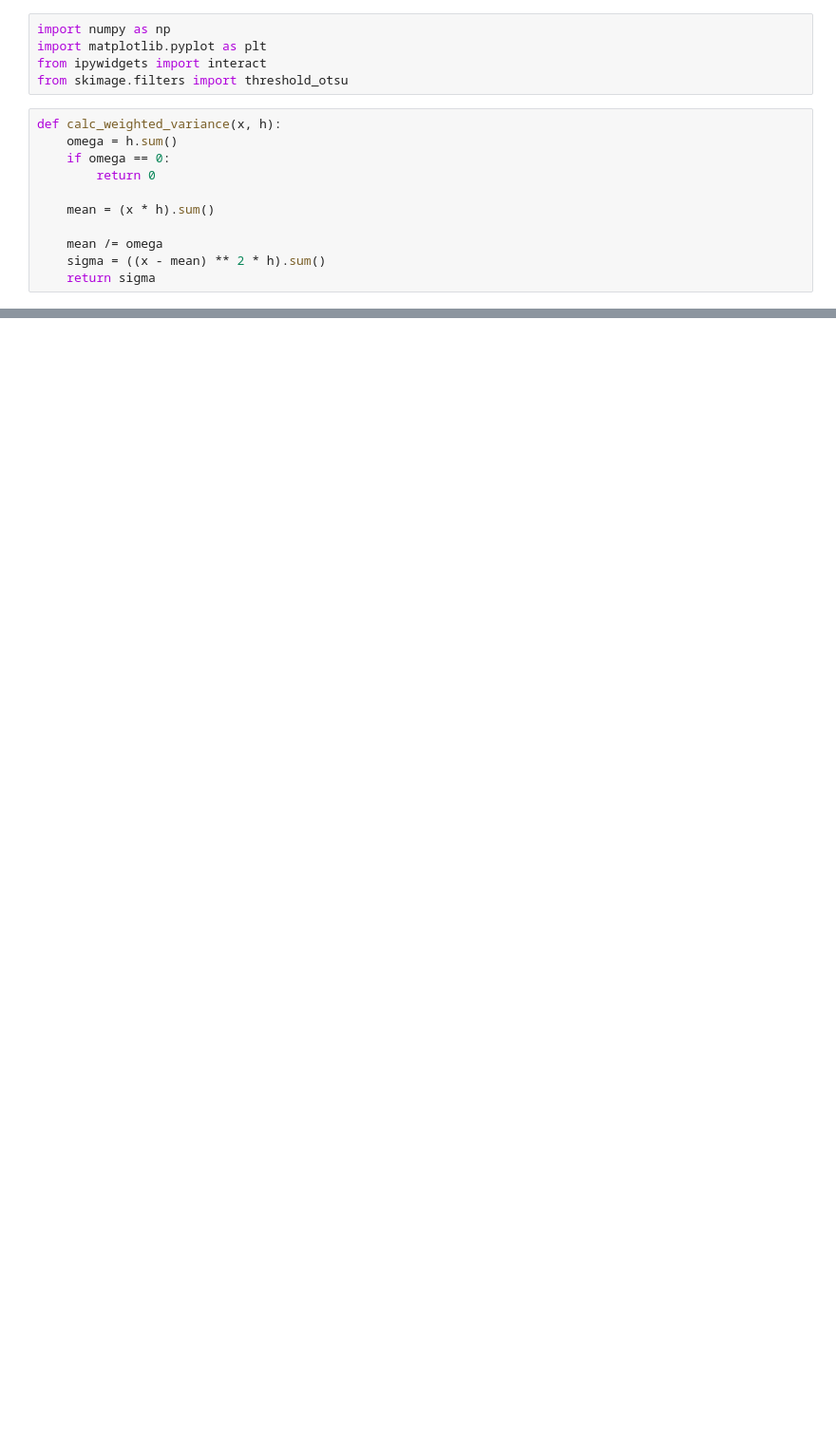
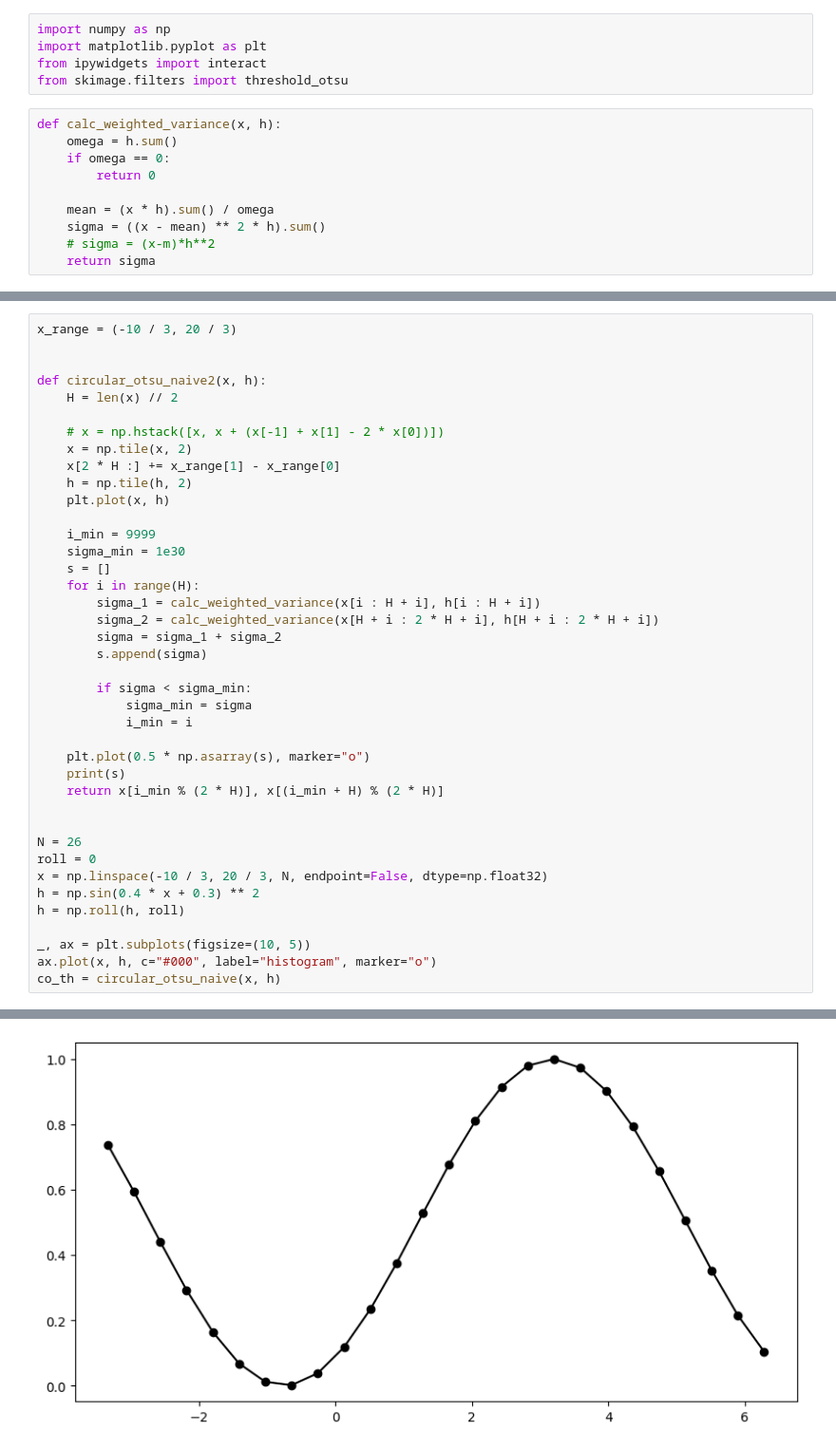
Before and after one commit to pohlt/scikit-image, a Jupyter notebook: __co/co.ipynb, the cells around one changed output, grey strips where cells are left out. Shown at 95% size. Saved outputs shown, nothing was run; the diff lists cells and outputs as text; blank space fills up the shorter version.

```diff
--- a/__co/co.ipynb
+++ b/__co/co.ipynb
@@ -11,10 +13,9 @@ def calc_weighted_variance(x, h):
     if omega == 0:
         return 0
 
-    mean = (x * h).sum()
-
-    mean /= omega
+    mean = (x * h).sum() / omega
     sigma = ((x - mean) ** 2 * h).sum()
+    # sigma = (x-m)*h**2
     return sigma
 # %%
 def otsu(x, h):
@@ -159,0 +336,41 @@ interactive(children=(FloatSlider(value=0.4, description='p1', max=0.9, min=0.1,
+# %%
+x_range = (-10 / 3, 20 / 3)
+
+
+def circular_otsu_naive2(x, h):
+    H = len(x) // 2
+
+    # x = np.hstack([x, x + (x[-1] + x[1] - 2 * x[0])])
+    x = np.tile(x, 2)
+    x[2 * H :] += x_range[1] - x_range[0]
+    h = np.tile(h, 2)
+    plt.plot(x, h)
+
+    i_min = 9999
+    sigma_min = 1e30
+    s = []
+    for i in range(H):
+        sigma_1 = calc_weighted_variance(x[i : H + i], h[i : H + i])
+        sigma_2 = calc_weighted_variance(x[H + i : 2 * H + i], h[H + i : 2 * H + i])
+        sigma = sigma_1 + sigma_2
+        s.append(sigma)
+
+        if sigma < sigma_min:
+            sigma_min = sigma
+            i_min = i
+
+    plt.plot(0.5 * np.asarray(s), marker="o")
+    print(s)
+    return x[i_min % (2 * H)], x[(i_min + H) % (2 * H)]
+
+
+N = 26
+roll = 0
+x = np.linspace(-10 / 3, 20 / 3, N, endpoint=False, dtype=np.float32)
+h = np.sin(0.4 * x + 0.3) ** 2
+h = np.roll(h, roll)
+
+_, ax = plt.subplots(figsize=(10, 5))
+ax.plot(x, h, c="#000", label="histogram", marker="o")
+co_th = circular_otsu_naive(x, h)
+# %% [output]
@@ -159,0 +390 @@ interactive(children=(FloatSlider(value=0.4, description='p1', max=0.9, min=0.1,
+[figure, added]
```
Also changed, not shown: parts of 9 cells of this notebook.
